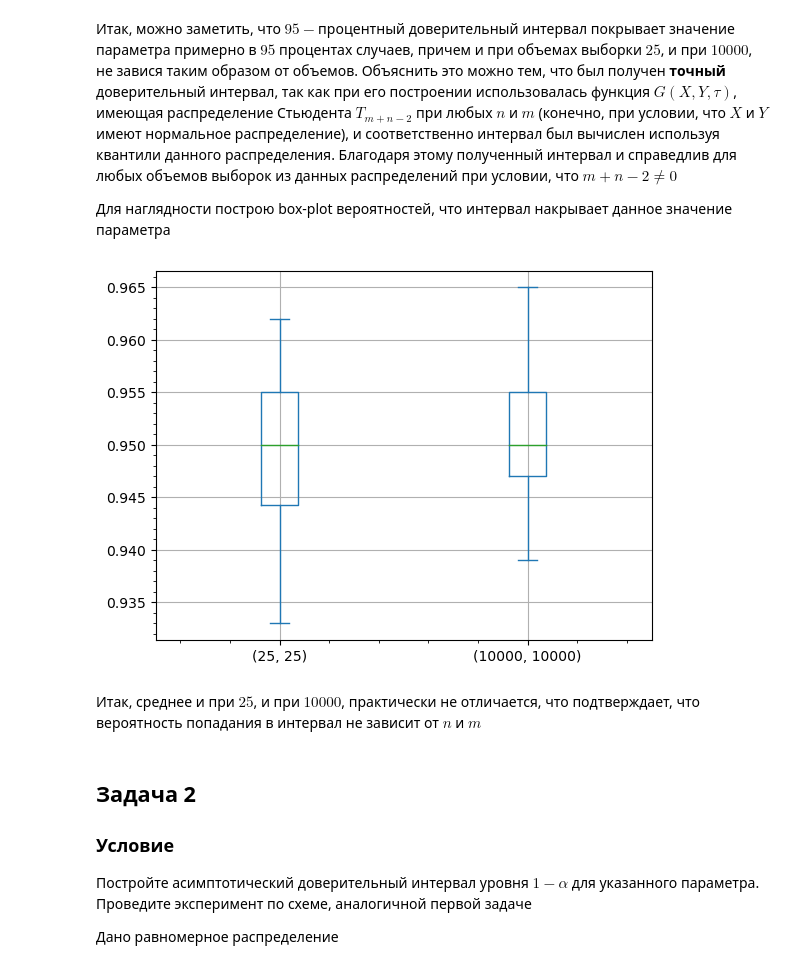
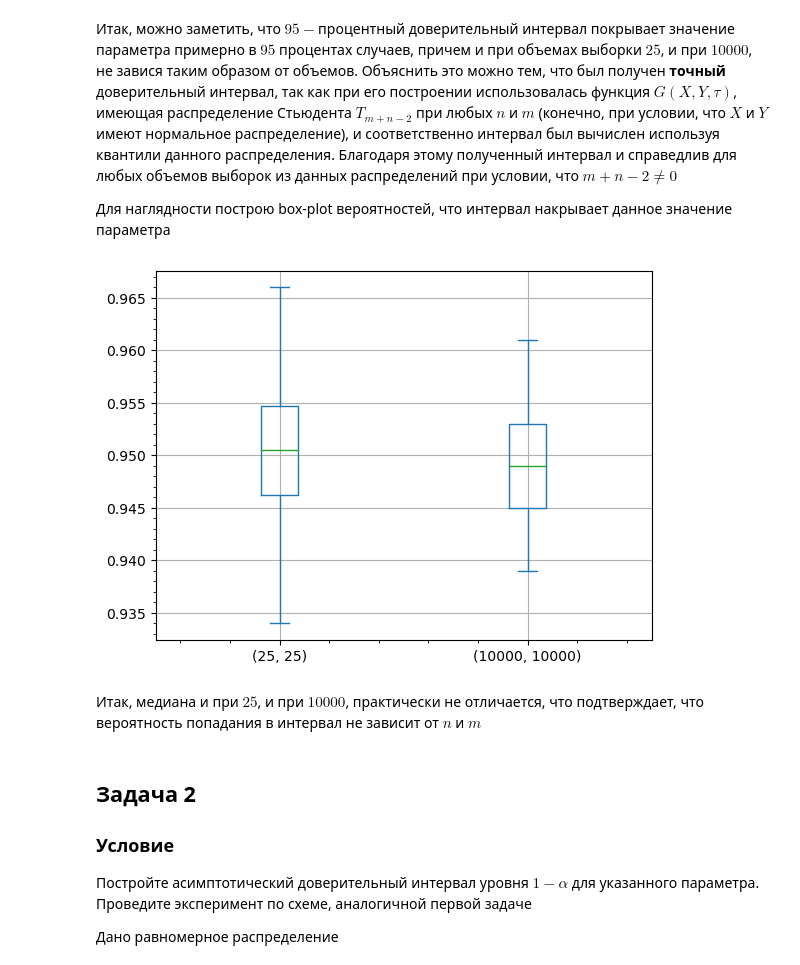
Before and after one commit to alexmoroz002/Math-Stat, a Jupyter notebook: lab-3_ms.ipynb, the cells around one changed output. Cells and saved outputs as stored; diff of their text form; code cells hidden in the pictures.

```diff
--- a/lab-3_ms.ipynb
+++ b/lab-3_ms.ipynb
@@ -139,18 +139,18 @@ diff_cnt
 Для наглядности построю box-plot вероятностей, что интервал накрывает данное значение параметра
 # %%
 box_norm = pd.DataFrame({'(25, 25)':[], '(10000, 10000)':[]})
-for i in range(50):
+for i in range(30):
     count1 = count_diff_norm((n1, m1))
     count2 = count_diff_norm((n2, m2))
     box_norm.loc[len(box_norm.index)] = [count1 / gen_count, count2 / gen_count]
 box_norm.plot.box()
 plt.grid()
 plt.minorticks_on()
 plt.show()
 # %% [output]
-[figure, old version]
+[figure, new version]
 # %% [markdown]
-Итак, среднее и при $25$, и при $10000$, практически не отличается, что подтверждает, что вероятность попадания в интервал не зависит от $n$ и $m$
+Итак, медиана и при $25$, и при $10000$, практически не отличается, что подтверждает, что вероятность попадания в интервал не зависит от $n$ и $m$
 # %% [markdown]
 
 ## Задача 2
```
Also changed, not shown: parts of 4 cells of this notebook.
